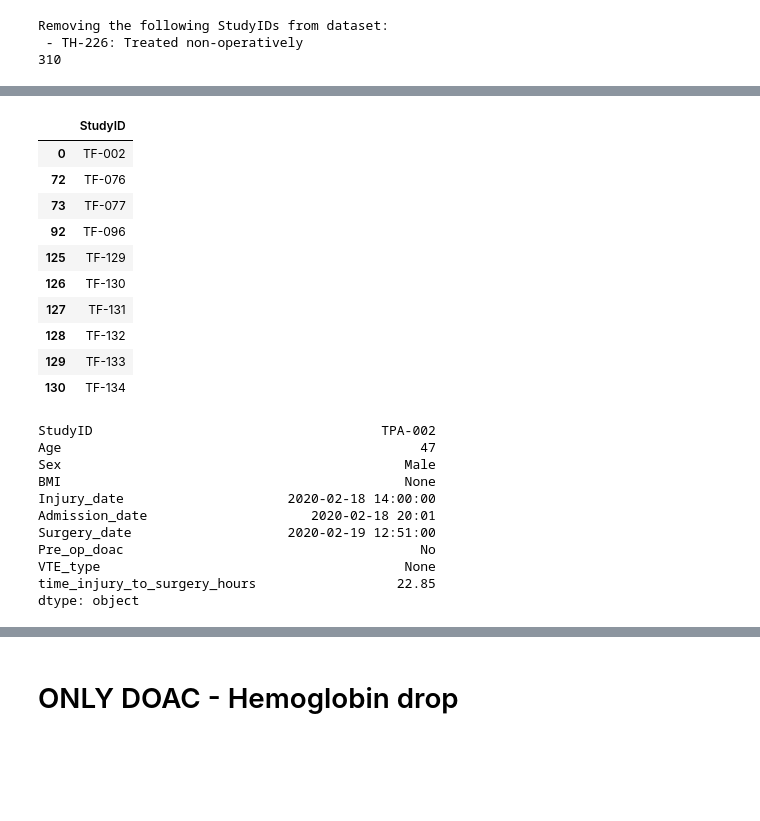
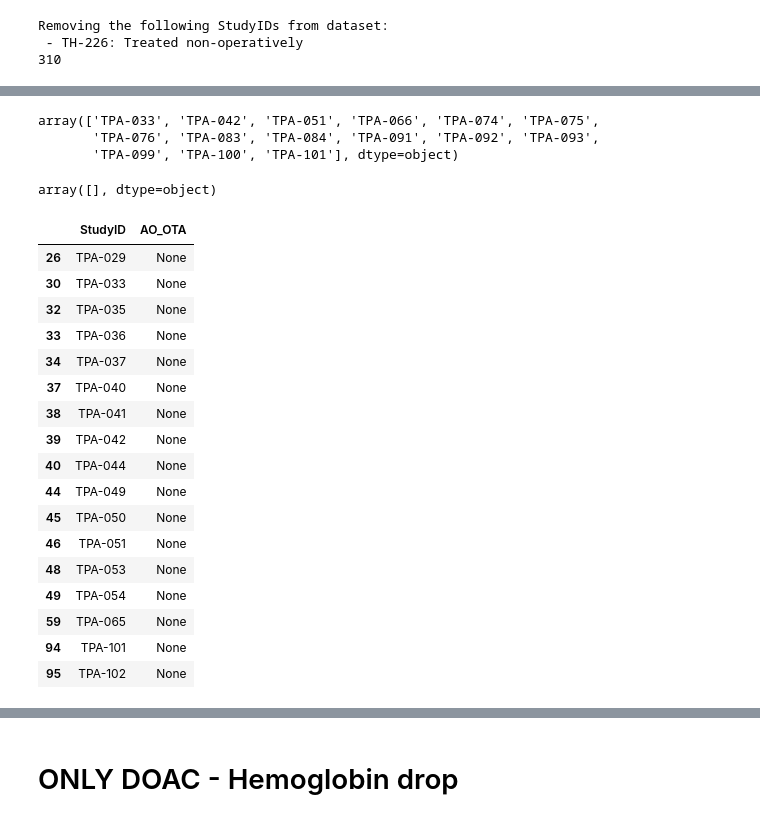
Before and after one commit to golpiraelmi/Classes, a Jupyter notebook: MyLittleProjcet_V2.ipynb, the cells around one changed output, grey strips where cells are left out. Saved outputs shown, nothing was run; the diff lists cells and outputs as text; code cells hidden in the pictures; blank space fills up the shorter version.

```diff
--- a/MyLittleProjcet_V2.ipynb
+++ b/MyLittleProjcet_V2.ipynb
@@ -120,13 +143,13 @@ load_dotenv()
 api_url = os.getenv("REDCAP_URL")
 api_key_pelvis = os.getenv("REDCAP_TEG_PELVIS_API_KEY")
 
-
-
-# Step 1: Initialize processor
 processor_4 = RedcapProcessor(api_url, api_key_pelvis)
 
-# Step 2: Fetch, process, and build Record objects
 df_pelvis= processor_4.fetch_and_process()
+df_pelvis_demo=processor_4.get_all_demographics()
+
+# # print('=========================')
+print(processor_4.get_patient_demographics('TPA-049'))
 # %% [output]
 Removing the following StudyIDs from dataset:
  - TPA-019: Multiple Surgery Patient
@@ -187,33 +182,34 @@ processor_4.get_all_demographics()
+# %%
+df_pelvis_demo[df_pelvis_demo['Withdrawn']=='Withdrew']['StudyID'].unique()
+# %% [output]
+array(['TPA-033', 'TPA-042', 'TPA-051', 'TPA-066', 'TPA-074', 'TPA-075',
+       'TPA-076', 'TPA-083', 'TPA-084', 'TPA-091', 'TPA-092', 'TPA-093',
+       'TPA-099', 'TPA-100', 'TPA-101'], dtype=object)
+# %%
+df_pelvis_demo[df_pelvis_demo['Death']=='Yes']['StudyID'].unique()
+# %% [output]
+array([], dtype=object)
 # %%
-df_femur_demo[df_femur_demo['AO_OTA'].isnull()][['StudyID']]
+df_pelvis_demo[df_pelvis_demo['AO_OTA'].isnull()][['StudyID','AO_OTA']]
 # %% [output]
-|  | StudyID |
-| 0 | TF-002 |
-| 72 | TF-076 |
-| 73 | TF-077 |
-| 92 | TF-096 |
-| 125 | TF-129 |
-| 126 | TF-130 |
-| 127 | TF-131 |
-| 128 | TF-132 |
-| 129 | TF-133 |
-| 130 | TF-134 |
+|  | StudyID | AO_OTA |
+| 26 | TPA-029 | None |
+| 30 | TPA-033 | None |
+| 32 | TPA-035 | None |
+| 33 | TPA-036 | None |
+| 34 | TPA-037 | None |
+| 37 | TPA-040 | None |
+| 38 | TPA-041 | None |
+| 39 | TPA-042 | None |
+| 40 | TPA-044 | None |
+| 44 | TPA-049 | None |
+| 45 | TPA-050 | None |
+| 46 | TPA-051 | None |
+| 48 | TPA-053 | None |
+| 49 | TPA-054 | None |
+| 59 | TPA-065 | None |
+| 94 | TPA-101 | None |
+| 95 | TPA-102 | None |
-# %%
-# Get demographics for patients
-# print(processor_1.get_patient_demographics('TH-227'))
-print(processor_4.get_patient_demographics('TPA-002'))
-# %% [output]
-StudyID                                     TPA-002
-Age                                              47
-Sex                                            Male
-BMI                                            None
-Injury_date                     2020-02-18 14:00:00
-Admission_date                     2020-02-18 20:01
-Surgery_date                    2020-02-19 12:51:00
-Pre_op_doac                                      No
-VTE_type                                       None
-time_injury_to_surgery_hours                  22.85
-dtype: object
 # %%
 # Get blood draws for patient TH-002
 display(processor_1.get_patient_blood_draws('TH-002'))
```
Also changed, not shown: parts of 46 cells of this notebook.
